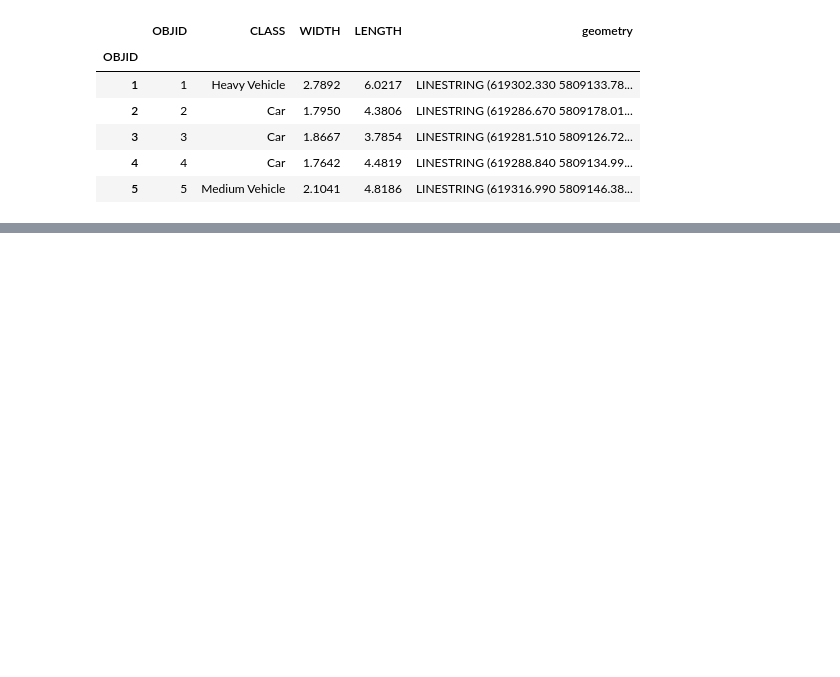
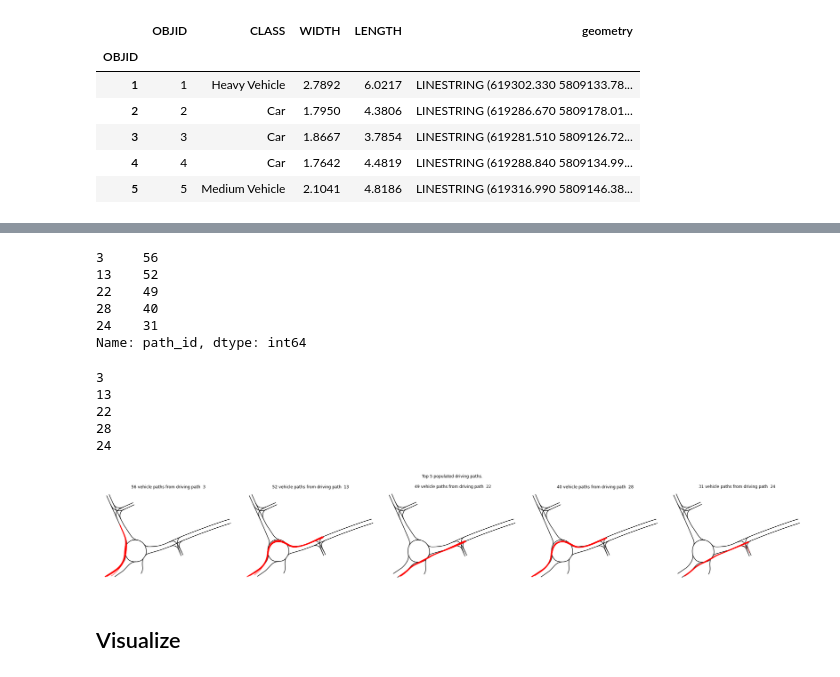
Before and after one commit to kopytjuk/opendd-analysis, a Jupyter notebook: notebooks/Distance Analysis.ipynb, the cells around one changed output, grey strips where cells are left out. Saved outputs shown, nothing was run; the diff lists cells and outputs as text; code cells hidden in the pictures; blank space fills up the shorter version.

Commit message:
Find paths for multiple trips.

```diff
--- a/notebooks/Distance Analysis.ipynb
+++ b/notebooks/Distance Analysis.ipynb
@@ -257,0 +267,13 @@ paths[distances.argmin()].plot(ax, as_linestring=True, graph=traffic_lanes_graph
+# %%
+paths_as_linestrings = [dp.linestring(traffic_lanes_graph) for dp in paths]
+# %%
+def find_nearest_path(ls: LineString, paths: List[LineString], N: int = 100) -> int:
+
+    distances = np.zeros(len(paths), dtype=float)
+
+    for i, path in enumerate(paths):
+
+        d = compute_path_distance(ls, path, N)
+        distances[i] = d
+
+    return distances.argmin()
@@ -257,0 +282,2 @@ paths[distances.argmin()].plot(ax, as_linestring=True, graph=traffic_lanes_graph
+# %%
+gdf_traces["path_id"] = gdf_traces.progress_apply(lambda row: find_nearest_path(row["geometry"], paths_as_linestrings, N=20), axis=1)
@@ -257,0 +306,42 @@ paths[distances.argmin()].plot(ax, as_linestring=True, graph=traffic_lanes_graph
+# %%
+gdf_traces["path_id"].value_counts().iloc[:5]
+# %% [output]
+3     56
+13    52
+22    49
+28    40
+24    31
+Name: path_id, dtype: int64
+# %%
+for p in gdf_traces["path_id"].value_counts().index[:5]:
+    print(p)
+# %% [output]
+3
+13
+22
+28
+24
+# %%
+N = 5
+
+fig, axs = plt.subplots(ncols=N, figsize=(6*N, 5))
+
+
+for i, (path_id, cnt) in enumerate(gdf_traces["path_id"].value_counts().iloc[:N].iteritems()):
+
+    ax = axs[i]
+    trafficlanes.plot(ax=ax, color="k", label="traffic lanes")
+
+    vehicle_paths = gdf_traces[gdf_traces["path_id"]==path_id]
+
+    for i, vp in vehicle_paths.iterrows():
+        ax.plot(*vp.geometry.xy, lw=1, color="r")
+    ax.set_axis_off()
+    ax.set_title(f"{cnt: d} vehicle paths from driving path {path_id: d}")
+
+fig.suptitle(f"Top {N} populated driving paths.")
+plt.tight_layout()
+# %% [output]
+[figure, added]
+# %% [markdown]
+## Visualize
```
Also changed, not shown: parts of 21 cells of this notebook.
